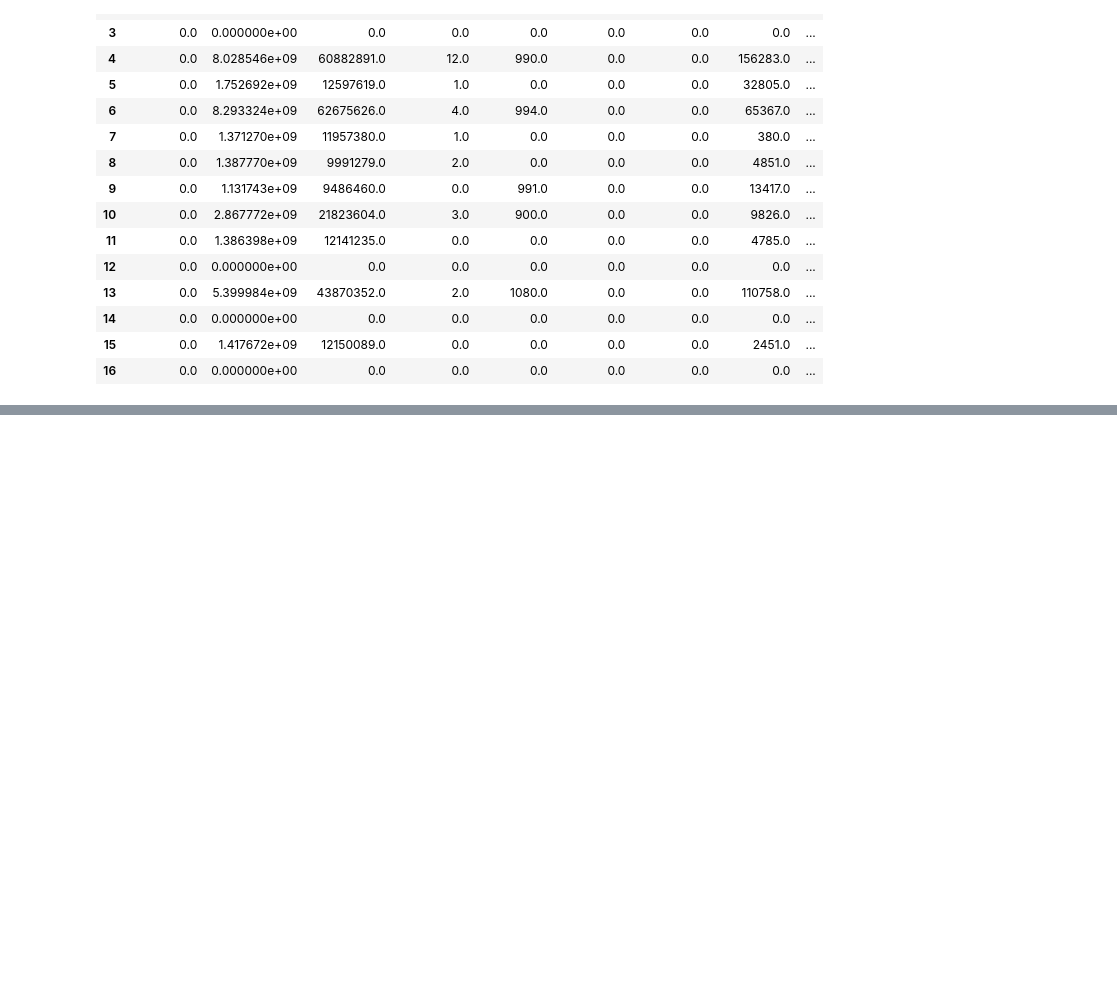
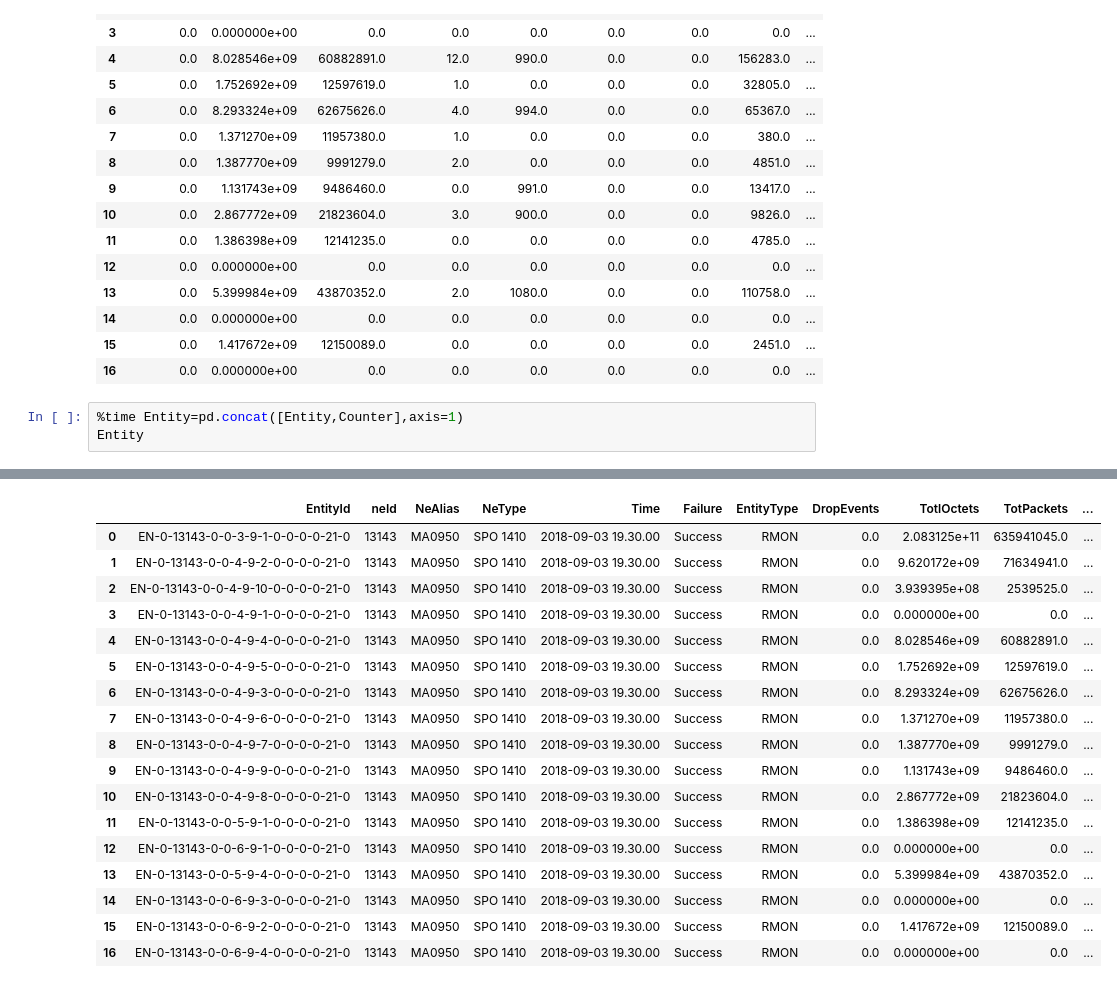
Before and after one commit to amirtaherkhani/Xml-Parser, a Jupyter notebook: xml_parser.ipynb, the cells around one changed output, grey strips where cells are left out. Saved outputs shown, nothing was run; the diff lists cells and outputs as text; blank space fills up the shorter version.

```diff
--- a/xml_parser.ipynb
+++ b/xml_parser.ipynb
@@ -229,3 +309,7 @@ Counter
 | 14 | 0.0 | 0.000000e+00 | 0.0 | 0.0 | 0.0 | 0.0 | 0.0 | 0.0 | ... |
 | 15 | 0.0 | 1.417672e+09 | 12150089.0 | 0.0 | 0.0 | 0.0 | 0.0 | 2451.0 | ... |
 | 16 | 0.0 | 0.000000e+00 | 0.0 | 0.0 | 0.0 | 0.0 | 0.0 | 0.0 | ... |
+# %%
+%time Entity=pd.concat([Entity,Counter],axis=1)
+Entity
+# %% [output]
@@ -231,0 +318,18 @@ Counter
+|  | EntityId | neId | NeAlias | NeType | Time | Failure | EntityType | DropEvents | TotlOctets | TotPackets | ... |
+| 0 | EN-0-13143-0-0-3-9-1-0-0-0-0-21-0 | 13143 | MA0950 | SPO 1410 | 2018-09-03 19.30.00 | Success | RMON | 0.0 | 2.083125e+11 | 635941045.0 | ... |
+| 1 | EN-0-13143-0-0-4-9-2-0-0-0-0-21-0 | 13143 | MA0950 | SPO 1410 | 2018-09-03 19.30.00 | Success | RMON | 0.0 | 9.620172e+09 | 71634941.0 | ... |
+| 2 | EN-0-13143-0-0-4-9-10-0-0-0-0-21-0 | 13143 | MA0950 | SPO 1410 | 2018-09-03 19.30.00 | Success | RMON | 0.0 | 3.939395e+08 | 2539525.0 | ... |
+| 3 | EN-0-13143-0-0-4-9-1-0-0-0-0-21-0 | 13143 | MA0950 | SPO 1410 | 2018-09-03 19.30.00 | Success | RMON | 0.0 | 0.000000e+00 | 0.0 | ... |
+| 4 | EN-0-13143-0-0-4-9-4-0-0-0-0-21-0 | 13143 | MA0950 | SPO 1410 | 2018-09-03 19.30.00 | Success | RMON | 0.0 | 8.028546e+09 | 60882891.0 | ... |
+| 5 | EN-0-13143-0-0-4-9-5-0-0-0-0-21-0 | 13143 | MA0950 | SPO 1410 | 2018-09-03 19.30.00 | Success | RMON | 0.0 | 1.752692e+09 | 12597619.0 | ... |
+| 6 | EN-0-13143-0-0-4-9-3-0-0-0-0-21-0 | 13143 | MA0950 | SPO 1410 | 2018-09-03 19.30.00 | Success | RMON | 0.0 | 8.293324e+09 | 62675626.0 | ... |
+| 7 | EN-0-13143-0-0-4-9-6-0-0-0-0-21-0 | 13143 | MA0950 | SPO 1410 | 2018-09-03 19.30.00 | Success | RMON | 0.0 | 1.371270e+09 | 11957380.0 | ... |
+| 8 | EN-0-13143-0-0-4-9-7-0-0-0-0-21-0 | 13143 | MA0950 | SPO 1410 | 2018-09-03 19.30.00 | Success | RMON | 0.0 | 1.387770e+09 | 9991279.0 | ... |
+| 9 | EN-0-13143-0-0-4-9-9-0-0-0-0-21-0 | 13143 | MA0950 | SPO 1410 | 2018-09-03 19.30.00 | Success | RMON | 0.0 | 1.131743e+09 | 9486460.0 | ... |
+| 10 | EN-0-13143-0-0-4-9-8-0-0-0-0-21-0 | 13143 | MA0950 | SPO 1410 | 2018-09-03 19.30.00 | Success | RMON | 0.0 | 2.867772e+09 | 21823604.0 | ... |
+| 11 | EN-0-13143-0-0-5-9-1-0-0-0-0-21-0 | 13143 | MA0950 | SPO 1410 | 2018-09-03 19.30.00 | Success | RMON | 0.0 | 1.386398e+09 | 12141235.0 | ... |
+| 12 | EN-0-13143-0-0-6-9-1-0-0-0-0-21-0 | 13143 | MA0950 | SPO 1410 | 2018-09-03 19.30.00 | Success | RMON | 0.0 | 0.000000e+00 | 0.0 | ... |
+| 13 | EN-0-13143-0-0-5-9-4-0-0-0-0-21-0 | 13143 | MA0950 | SPO 1410 | 2018-09-03 19.30.00 | Success | RMON | 0.0 | 5.399984e+09 | 43870352.0 | ... |
+| 14 | EN-0-13143-0-0-6-9-3-0-0-0-0-21-0 | 13143 | MA0950 | SPO 1410 | 2018-09-03 19.30.00 | Success | RMON | 0.0 | 0.000000e+00 | 0.0 | ... |
+| 15 | EN-0-13143-0-0-6-9-2-0-0-0-0-21-0 | 13143 | MA0950 | SPO 1410 | 2018-09-03 19.30.00 | Success | RMON | 0.0 | 1.417672e+09 | 12150089.0 | ... |
+| 16 | EN-0-13143-0-0-6-9-4-0-0-0-0-21-0 | 13143 | MA0950 | SPO 1410 | 2018-09-03 19.30.00 | Success | RMON | 0.0 | 0.000000e+00 | 0.0 | ... |
```
Also changed, not shown: parts of 21 cells of this notebook.
